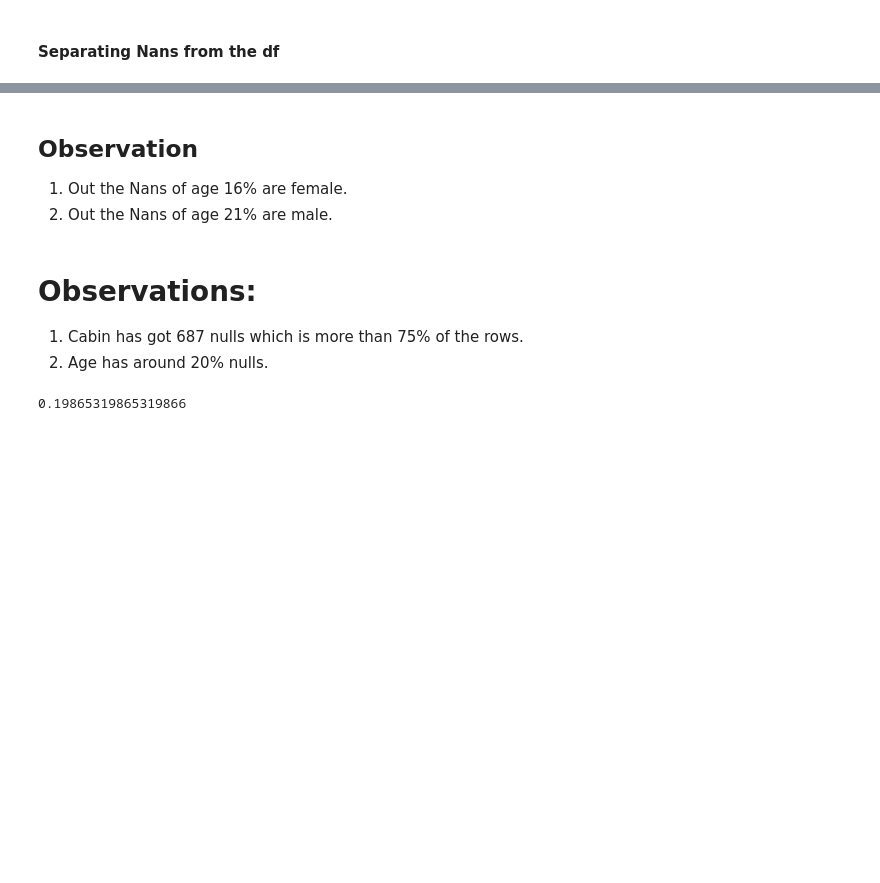
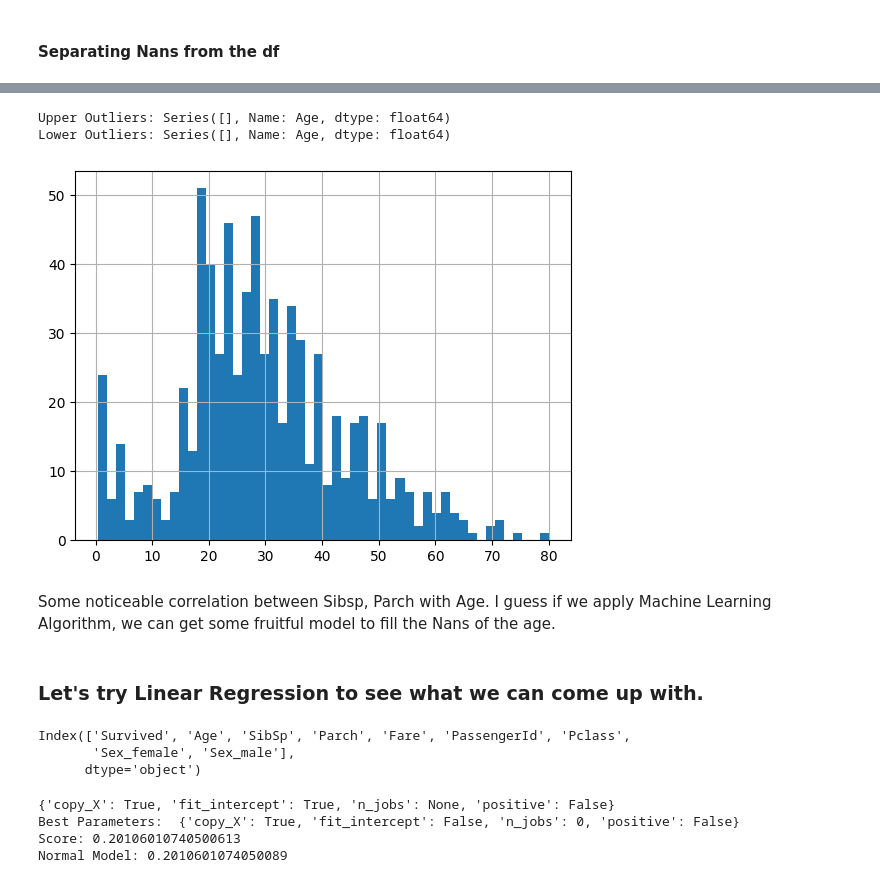
Before and after one commit to snajeebz/Titanic-Kaggle-Competition, a Jupyter notebook: Freshbook.ipynb, the cells around one changed output, grey strips where cells are left out. Drawn from its saved outputs; the diff is of its cells as text; code cells hidden in the pictures; blank space fills up the shorter version.

```diff
--- a/Freshbook.ipynb
+++ b/Freshbook.ipynb
@@ -165,15 +204,49 @@ figure.show()
 # %% [output]
 [interactive output not drawn]
 [interactive output not drawn]
-# %% [markdown]
-## Observation
-1. Out the Nans of age 16% are female.
-2. Out the Nans of age 21% are male.
-# %% [markdown]
-# Observations:
-1. Cabin has got 687 nulls which is more than 75% of the rows.
-2. Age has around 20% nulls.
-# %%
-177/891
-# %% [output]
-0.19865319865319866
+# %%
+df['Age'].hist(bins=50)
+print('Upper Outliers:',df['Age'][df['Age']>80])
+print('Lower Outliers:',df['Age'][df['Age']<0])
+# %% [output]
+Upper Outliers: Series([], Name: Age, dtype: float64)
+Lower Outliers: Series([], Name: Age, dtype: float64)
+[figure, added]
+# %% [markdown]
+Some noticeable correlation between Sibsp, Parch with Age. I guess if we apply Machine Learning Algorithm, we can get some fruitful model to fill the Nans of the age.
+# %% [markdown]
+### Let's try Linear Regression to see what we can come up with.
+# %%
+df.columns
+# %% [output]
+Index(['Survived', 'Age', 'SibSp', 'Parch', 'Fare', 'PassengerId', 'Pclass',
+       'Sex_female', 'Sex_male'],
+      dtype='object')
+# %%
+from sklearn.model_selection import train_test_split
+from sklearn import linear_model
+from sklearn.model_selection import GridSearchCV
+
+X=df[['Survived', 'SibSp', 'Parch','Fare','Sex_female', 'Sex_male','Pclass']]
+y=df[['Age']]
+X_train,X_test,y_train, y_test=train_test_split(X,y,train_size=0.9, random_state=42)
+
+model = linear_model.LinearRegression()
+model.fit(X_train,y_train)
+print(model.get_params())
+param_grid={'fit_intercept':[False],
+            'copy_X':[True],
+            'n_jobs': [0],
+            'positive':[False]
+            }
+grid_search=GridSearchCV(model, param_grid,cv=50, scoring='r2')
+grid_search.fit(X_train, y_train)
+y_pred=model.predict(X_test)
+print("Best Parameters: ", grid_search.best_params_)
+print("Score:", grid_search.score(X_test,y_test))
+print("Normal Model:",model.score(X_test,y_test))
+# %% [output]
+{'copy_X': True, 'fit_intercept': True, 'n_jobs': None, 'positive': False}
+Best Parameters:  {'copy_X': True, 'fit_intercept': False, 'n_jobs': 0, 'positive': False}
+Score: 0.20106010740500613
+Normal Model: 0.2010601074050089
```
Also changed, not shown: parts of 13 cells of this notebook.
